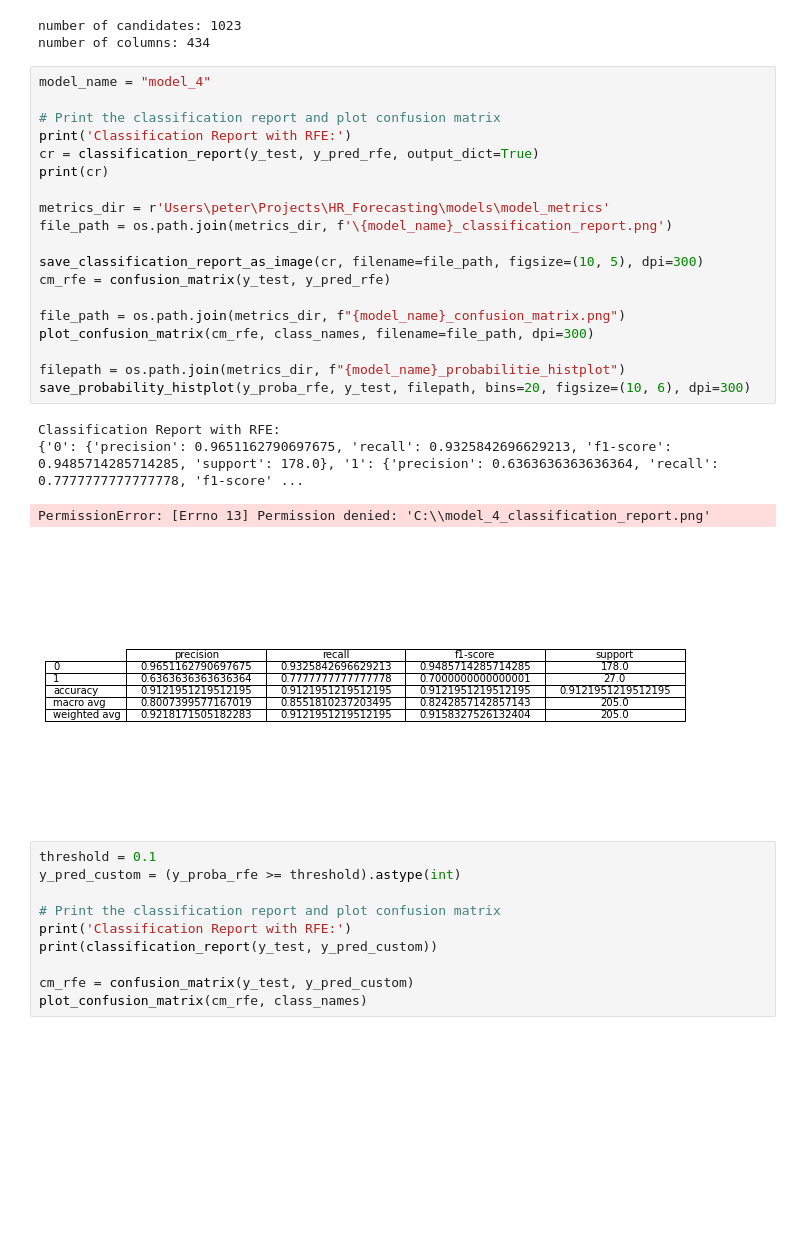
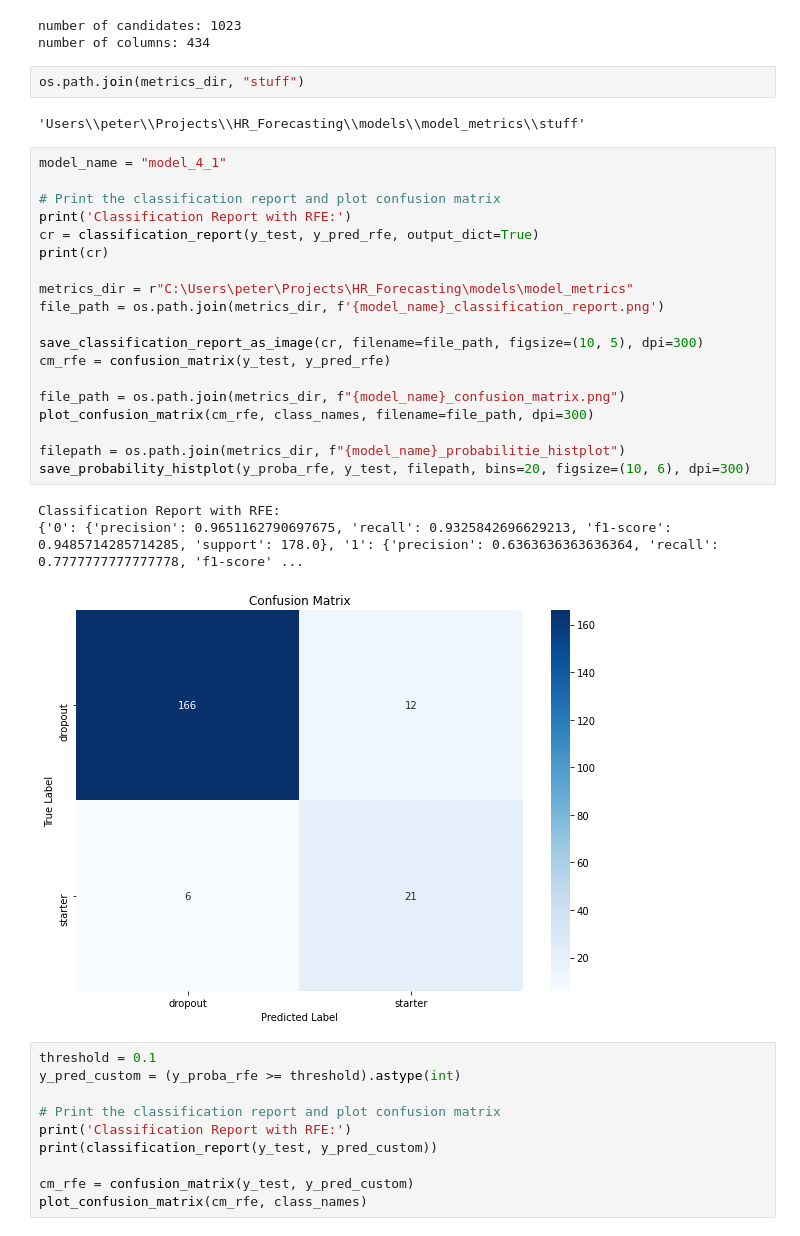
Before and after one commit to peterfaasse/BastianLewis_StrevonForecasting, a Jupyter notebook: model_training/modeling_4.ipynb, the cells around one changed output. Saved outputs shown, nothing was run; the diff lists cells and outputs as text; blank space fills up the shorter version.

Commit message:
updated_models

```diff
--- a/model_training/modeling_4.ipynb
+++ b/model_training/modeling_4.ipynb
@@ -90,30 +90,33 @@ print(f"number of columns: {len(df.columns)}")
 # %% [output]
 number of candidates: 1023
 number of columns: 434
+# %%
+os.path.join(metrics_dir, "stuff")
+# %% [output]
+'Users\\peter\\Projects\\HR_Forecasting\\models\\model_metrics\\stuff'
 # %%
-model_name = "model_4"
+model_name = "model_4_1"
 
 # Print the classification report and plot confusion matrix
 print('Classification Report with RFE:')
 cr = classification_report(y_test, y_pred_rfe, output_dict=True)
 print(cr)
 
-metrics_dir = r'Users\peter\Projects\HR_Forecasting\models\model_metrics'
-file_path = os.path.join(metrics_dir, f'\{model_name}_classification_report.png')
+metrics_dir = r"C:\Users\peter\Projects\HR_Forecasting\models\model_metrics"
+file_path = os.path.join(metrics_dir, f'{model_name}_classification_report.png')
 
 save_classification_report_as_image(cr, filename=file_path, figsize=(10, 5), dpi=300)
 cm_rfe = confusion_matrix(y_test, y_pred_rfe)
 
 file_path = os.path.join(metrics_dir, f"{model_name}_confusion_matrix.png")
 plot_confusion_matrix(cm_rfe, class_names, filename=file_path, dpi=300)
 
 filepath = os.path.join(metrics_dir, f"{model_name}_probabilitie_histplot")
 save_probability_histplot(y_proba_rfe, y_test, filepath, bins=20, figsize=(10, 6), dpi=300)
 # %% [output]
 Classification Report with RFE:
 {'0': {'precision': 0.9651162790697675, 'recall': 0.9325842696629213, 'f1-score': 0.9485714285714285, 'support': 178.0}, '1': {'precision': 0.6363636363636364, 'recall': 0.7777777777777778, 'f1-score' ...
-PermissionError: [Errno 13] Permission denied: 'C:\\model_4_classification_report.png'
-[figure, old version]
+[figure, new version]
 # %%
 threshold = 0.1
 y_pred_custom = (y_proba_rfe >= threshold).astype(int)
```
Also changed, not shown: parts of 1 cell of this notebook, 26 other files.
